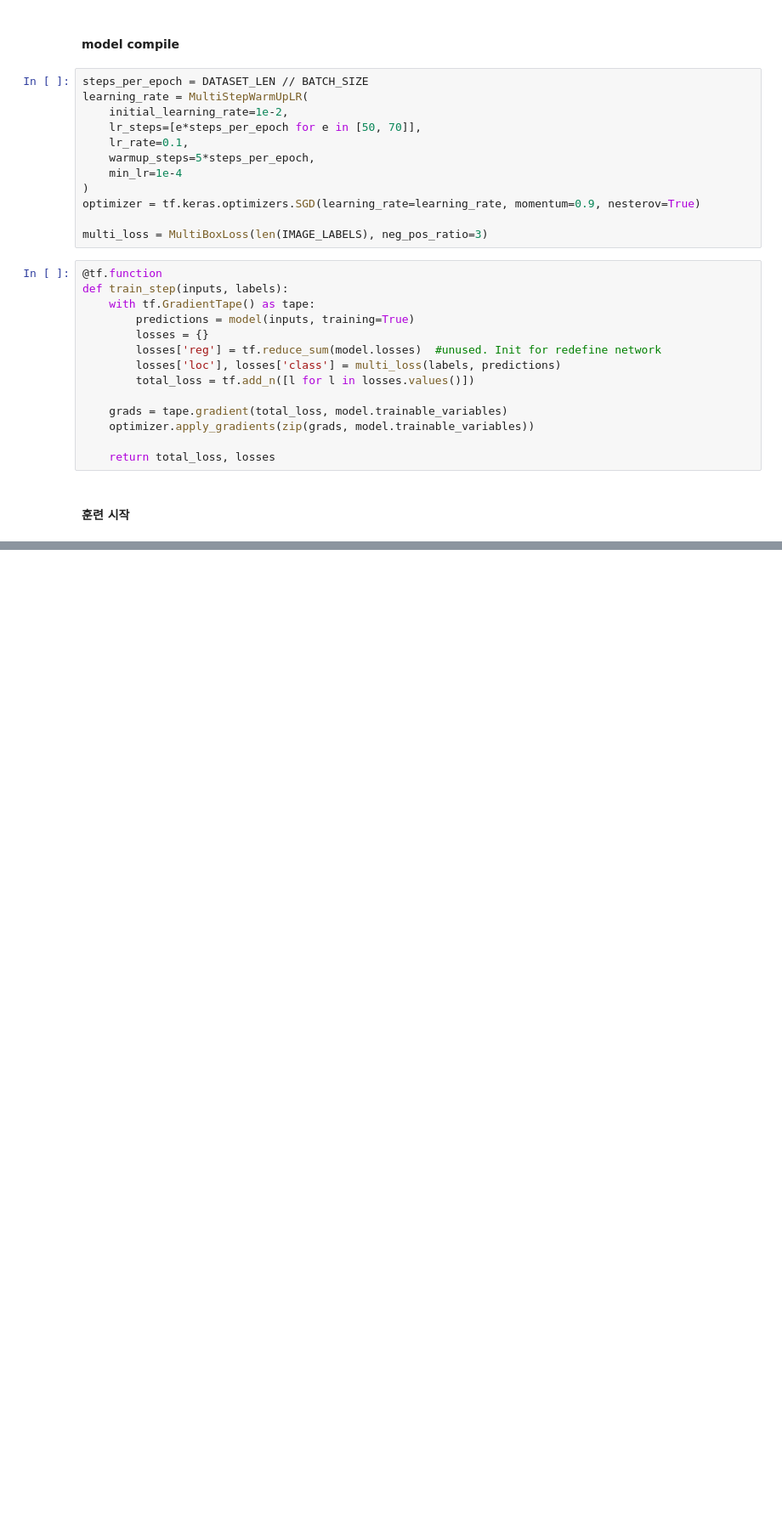
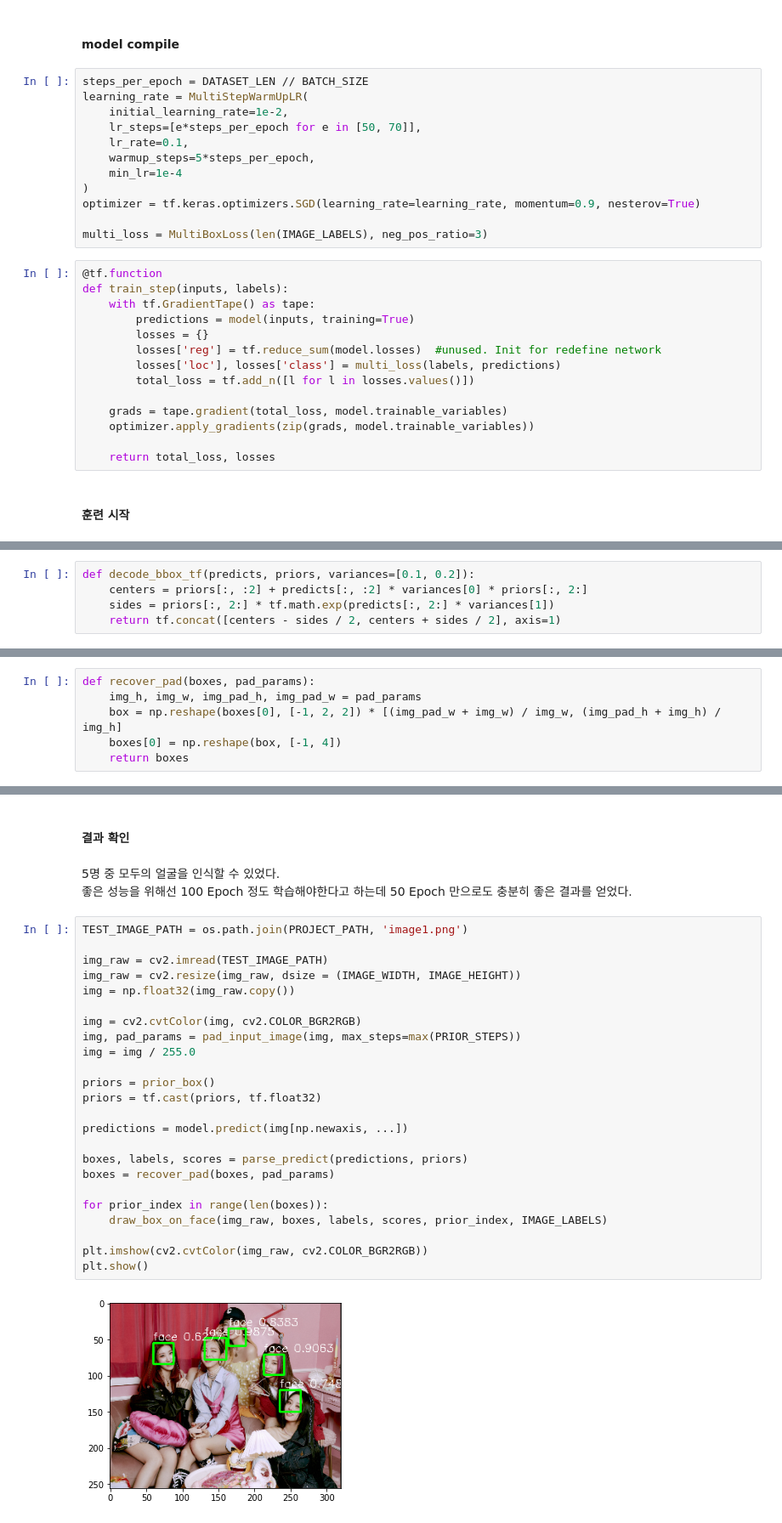
Before and after one commit to Woodywarhol9/aiffel, a Jupyter notebook: CV/[G14]ssd_face_detection.ipynb, the cells around one changed output, grey strips where cells are left out. Shown at 85% size. Drawn from its saved outputs; the diff is of its cells as text; blank space fills up the shorter version.

```diff
--- a/CV/[G14]ssd_face_detection.ipynb
+++ b/CV/[G14]ssd_face_detection.ipynb
@@ -887,0 +946,5 @@ Epoch: 1/100 | Epoch time : 4.625 | Total time : 4.626 | Batch 2/402 | Loss: 19.
+# %%
+def decode_bbox_tf(predicts, priors, variances=[0.1, 0.2]):
+    centers = priors[:, :2] + predicts[:, :2] * variances[0] * priors[:, 2:]
+    sides = priors[:, 2:] * tf.math.exp(predicts[:, 2:] * variances[1])
+    return tf.concat([centers - sides / 2, centers + sides / 2], axis=1)
@@ -887,0 +1013,6 @@ Epoch: 1/100 | Epoch time : 4.625 | Total time : 4.626 | Batch 2/402 | Loss: 19.
+# %%
+def recover_pad(boxes, pad_params):
+    img_h, img_w, img_pad_h, img_pad_w = pad_params
+    box = np.reshape(boxes[0], [-1, 2, 2]) * [(img_pad_w + img_w) / img_w, (img_pad_h + img_h) / img_h]
+    boxes[0] = np.reshape(box, [-1, 4])
+    return boxes
@@ -887,0 +1043,31 @@ Epoch: 1/100 | Epoch time : 4.625 | Total time : 4.626 | Batch 2/402 | Loss: 19.
+# %% [markdown]
+#### 결과 확인
+# %% [markdown]
+5명 중 모두의 얼굴을 인식할 수 있었다.
+좋은 성능을 위해선 100 Epoch 정도 학습해야한다고 하는데 50 Epoch 만으로도 충분히 좋은 결과를 얻었다.
+# %%
+TEST_IMAGE_PATH = os.path.join(PROJECT_PATH, 'image1.png')
+
+img_raw = cv2.imread(TEST_IMAGE_PATH)
+img_raw = cv2.resize(img_raw, dsize = (IMAGE_WIDTH, IMAGE_HEIGHT))
+img = np.float32(img_raw.copy())
+
+img = cv2.cvtColor(img, cv2.COLOR_BGR2RGB)
+img, pad_params = pad_input_image(img, max_steps=max(PRIOR_STEPS))
+img = img / 255.0
+
+priors = prior_box()
+priors = tf.cast(priors, tf.float32)
+
+predictions = model.predict(img[np.newaxis, ...])
+
+boxes, labels, scores = parse_predict(predictions, priors)
+boxes = recover_pad(boxes, pad_params)
+
+for prior_index in range(len(boxes)):
+    draw_box_on_face(img_raw, boxes, labels, scores, prior_index, IMAGE_LABELS)
+
+plt.imshow(cv2.cvtColor(img_raw, cv2.COLOR_BGR2RGB))
+plt.show()
+# %% [output]
+[figure, added]
```
Also changed, not shown: parts of 22 cells of this notebook, 1 other file.
